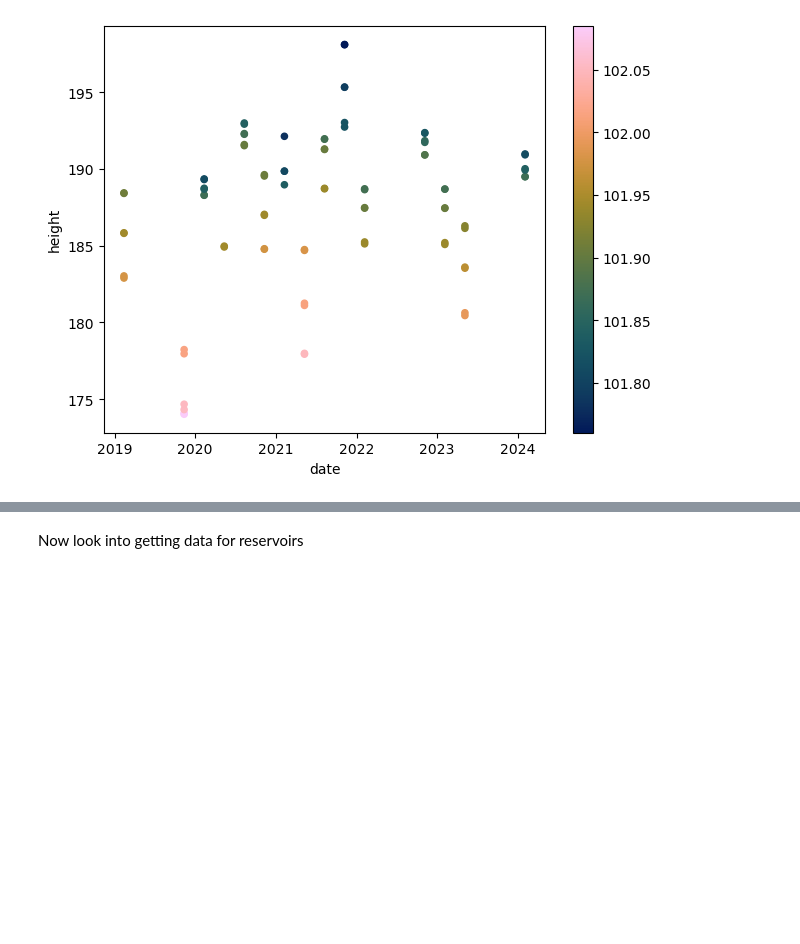
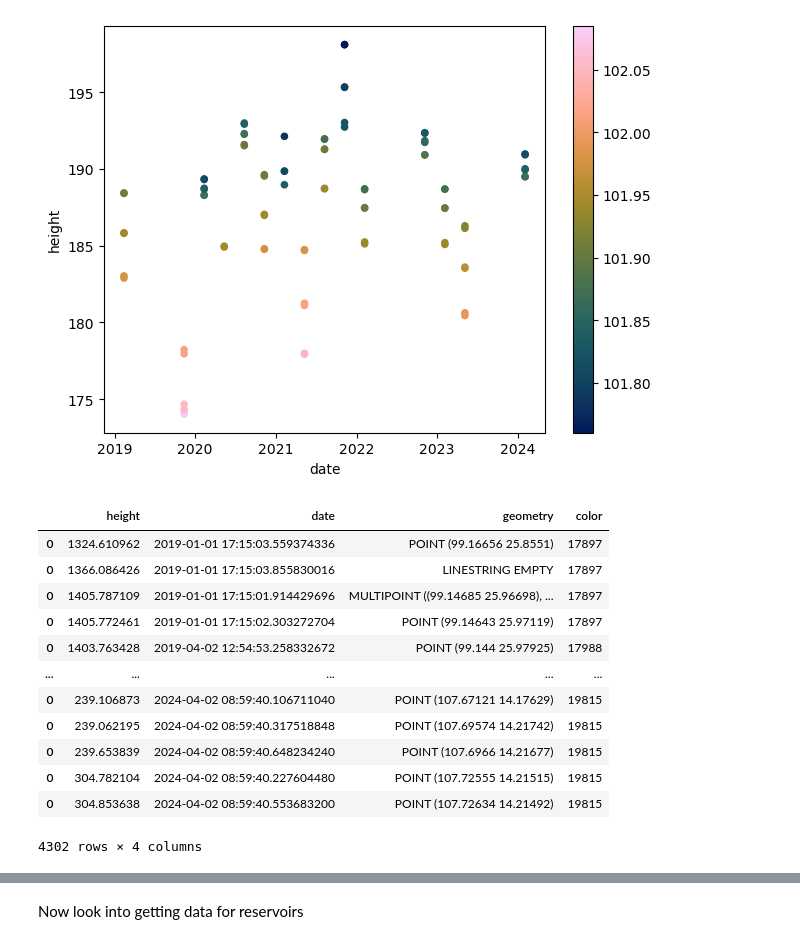
Before and after one commit to DHI/HydroEO, a Jupyter notebook: notebooks/project_test.ipynb, the cells around one changed output, grey strips where cells are left out. Saved outputs shown, nothing was run; the diff lists cells and outputs as text; code cells hidden in the pictures; blank space fills up the shorter version.

```diff
--- a/notebooks/project_test.ipynb
+++ b/notebooks/project_test.ipynb
@@ -73,6 +72,22 @@ project.plot_timeseries_by_grid(grid_id)
 [figure]
 # %%
 project.find_river_crossings()
+# %%
+project.crossings
+# %% [output]
+|  | height | date | geometry | color |
+| 0 | 1324.610962 | 2019-01-01 17:15:03.559374336 | POINT (99.16656 25.8551) | 17897 |
+| 0 | 1366.086426 | 2019-01-01 17:15:03.855830016 | LINESTRING EMPTY | 17897 |
+| 0 | 1405.787109 | 2019-01-01 17:15:01.914429696 | MULTIPOINT ((99.14685 25.96698), ... | 17897 |
+| 0 | 1405.772461 | 2019-01-01 17:15:02.303272704 | POINT (99.14643 25.97119) | 17897 |
+| 0 | 1403.763428 | 2019-04-02 12:54:53.258332672 | POINT (99.144 25.97925) | 17988 |
+| ... | ... | ... | ... | ... |
+| 0 | 239.106873 | 2024-04-02 08:59:40.106711040 | POINT (107.67121 14.17629) | 19815 |
+| 0 | 239.062195 | 2024-04-02 08:59:40.317518848 | POINT (107.69574 14.21742) | 19815 |
+| 0 | 239.653839 | 2024-04-02 08:59:40.648234240 | POINT (107.6966 14.21677) | 19815 |
+| 0 | 304.782104 | 2024-04-02 08:59:40.227604480 | POINT (107.72555 14.21515) | 19815 |
+| 0 | 304.853638 | 2024-04-02 08:59:40.553683200 | POINT (107.72634 14.21492) | 19815 |
+4302 rows × 4 columns
 # %%
 project.plot_river_crossings()
 # %% [output]
```
Also changed, not shown: parts of 5 cells of this notebook, 4 other files.
